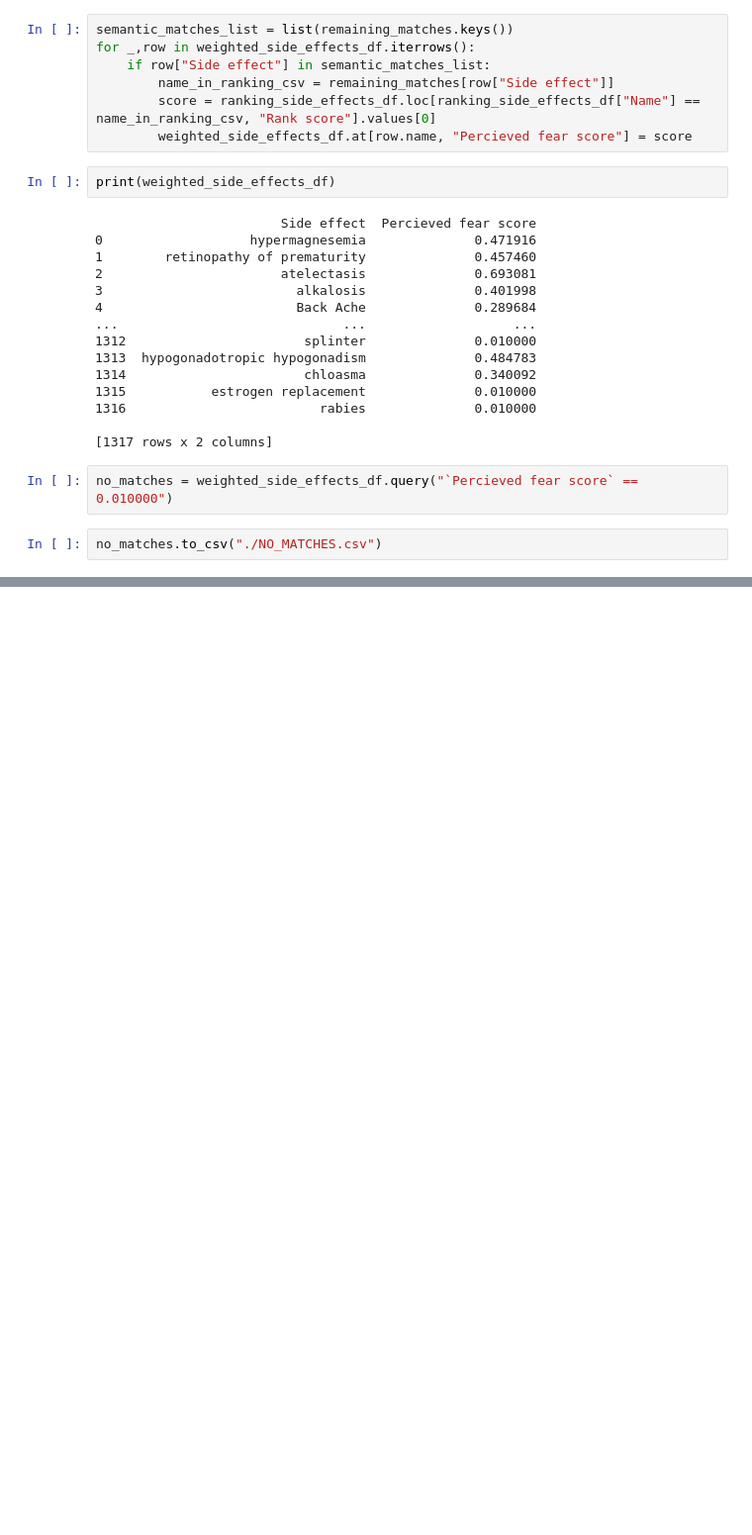
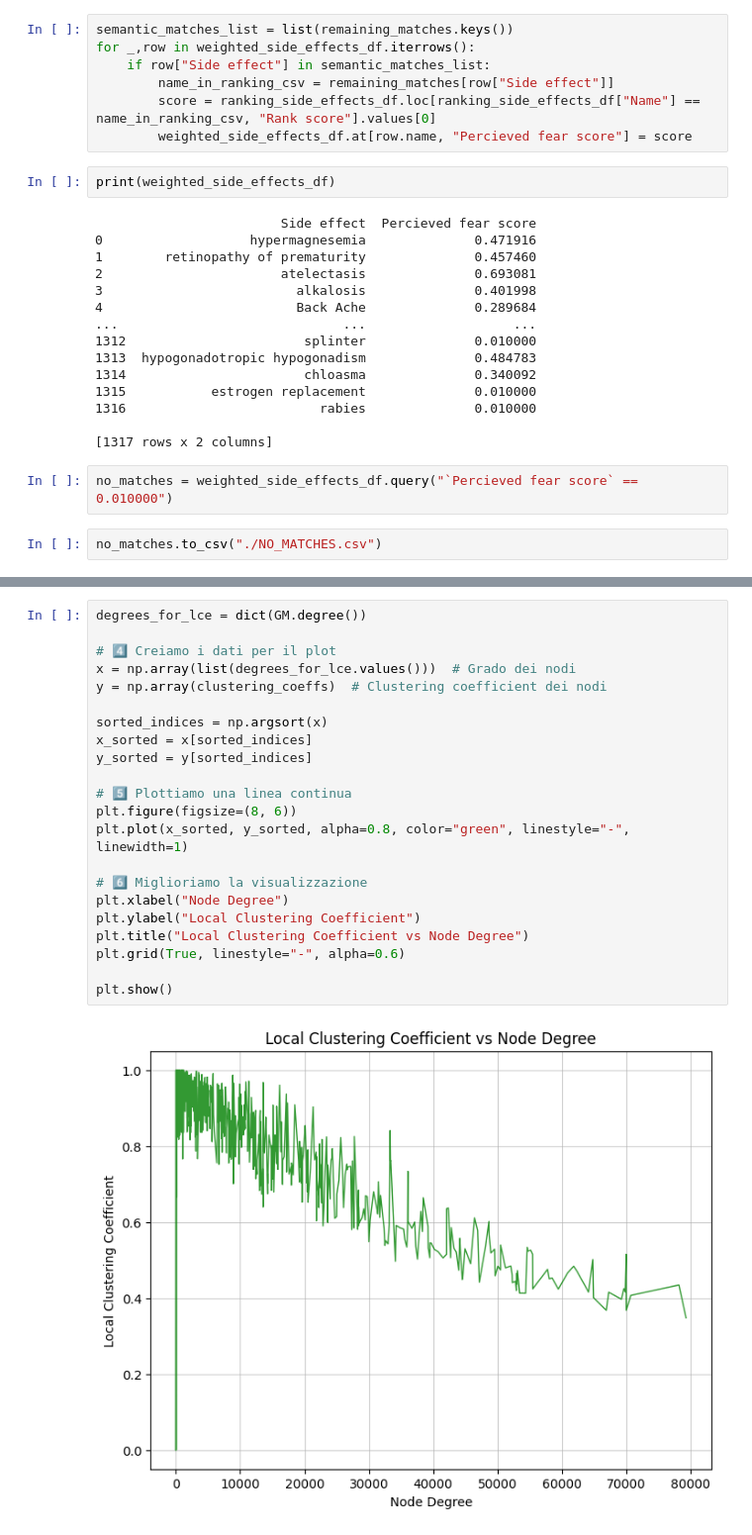
Before and after one commit to side-effects-network/analysis-, a Jupyter notebook: Nick.ipynb, the cells around one changed output, grey strips where cells are left out. Shown at 99% size. Cells and saved outputs as stored; diff of their text form; blank space fills up the shorter version.

```diff
--- a/Nick.ipynb
+++ b/Nick.ipynb
@@ -339,0 +473,24 @@ print(matches)
+# %%
+degrees_for_lce = dict(GM.degree())
+
+# 4️⃣ Creiamo i dati per il plot
+x = np.array(list(degrees_for_lce.values()))  # Grado dei nodi
+y = np.array(clustering_coeffs)  # Clustering coefficient dei nodi
+
+sorted_indices = np.argsort(x)
+x_sorted = x[sorted_indices]
+y_sorted = y[sorted_indices]
+
+# 5️⃣ Plottiamo una linea continua
+plt.figure(figsize=(8, 6))
+plt.plot(x_sorted, y_sorted, alpha=0.8, color="green", linestyle="-", linewidth=1)
+
+# 6️⃣ Miglioriamo la visualizzazione
+plt.xlabel("Node Degree")
+plt.ylabel("Local Clustering Coefficient")
+plt.title("Local Clustering Coefficient vs Node Degree")
+plt.grid(True, linestyle="-", alpha=0.6)
+
+plt.show()
+# %% [output]
+[figure, added]
```
Also changed, not shown: parts of 24 cells of this notebook.
